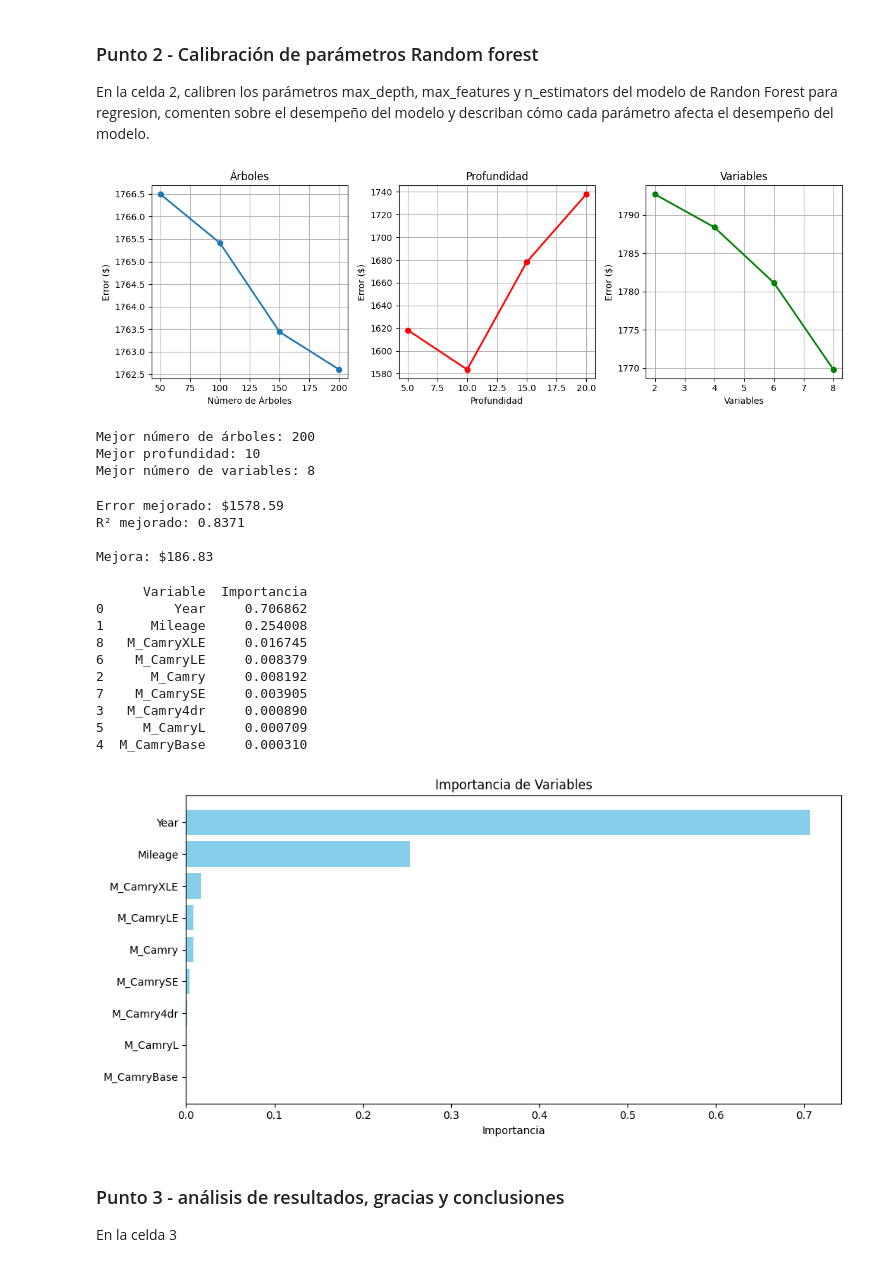
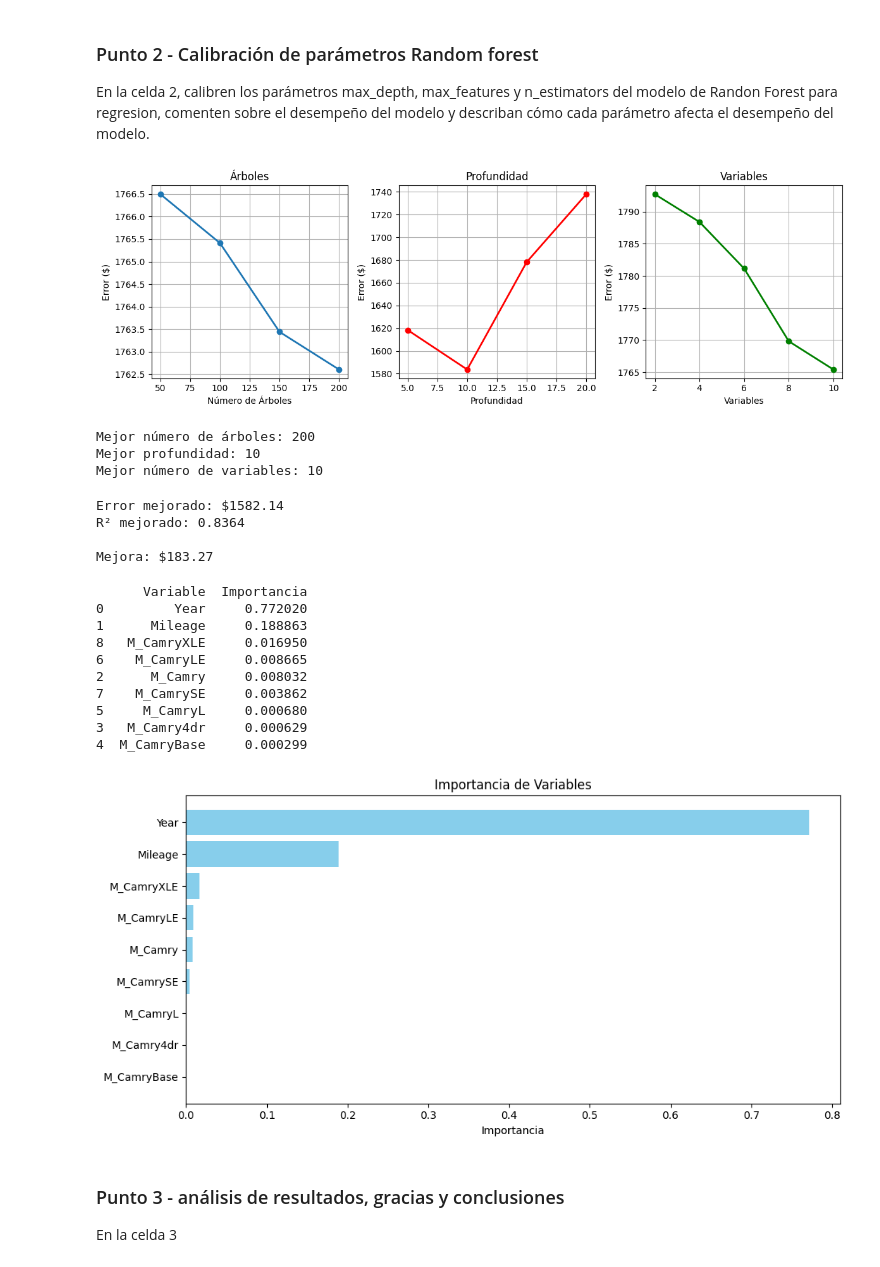
Before and after one commit to GREND-LEARD/ELECTIVA-PROFESIONAL-III, a Jupyter notebook: Semana 7/Parcial final.ipynb, the cells around one changed output. Drawn from its saved outputs; the diff is of its cells as text; code cells hidden in the pictures.

```diff
--- a/Semana 7/Parcial final.ipynb
+++ b/Semana 7/Parcial final.ipynb
@@ -134,7 +138,7 @@ for profundidad in valores_profundidad:
     errores_profundidad.append(np.sqrt(mean_squared_error(y_test, predicciones_temp)))
 
 
-valores_variables = [2, 4, 6, 8]
+valores_variables = [2, 4, 6, 8, 10]
 errores_variables = []
 
 for num_variables in valores_variables:
@@ -152,37 +156,37 @@ plt.xlabel('Número de Árboles')
 plt.ylabel('Error ($)')
 plt.title('Árboles')
 plt.grid(True)
 
 plt.subplot(1, 3, 2)
 plt.plot(valores_profundidad, errores_profundidad, 'o-', color='red', linewidth=2)
 plt.xlabel('Profundidad')
 plt.ylabel('Error ($)')
 plt.title('Profundidad')
 plt.grid(True)
 
 plt.subplot(1, 3, 3)
 plt.plot(valores_variables, errores_variables, 'o-', color='green', linewidth=2)
 plt.xlabel('Variables')
 plt.ylabel('Error ($)')
 plt.title('Variables')
 plt.grid(True)
 
 plt.tight_layout()
 plt.show()
 
 
 mejor_num_arboles = valores_arboles[errores_arboles.index(min(errores_arboles))]
 mejor_profundidad = valores_profundidad[errores_profundidad.index(min(errores_profundidad))]
 mejor_num_variables = valores_variables[errores_variables.index(min(errores_variables))]
 
 print(f"Mejor número de árboles: {mejor_num_arboles}")
 print(f"Mejor profundidad: {mejor_profundidad}")
 print(f"Mejor número de variables: {mejor_num_variables}")
 # %% [output]
-[figure, old version]
+[figure, new version]
 Mejor número de árboles: 200
 Mejor profundidad: 10
-Mejor número de variables: 8
+Mejor número de variables: 10
 # %%
 
 
@@ -204,10 +208,10 @@ print(f"Error mejorado: ${error_mejorado:.2f}")
 print(f"R² mejorado: {r2_mejorado:.4f}")
 print(f"\nMejora: ${error_basico - error_mejorado:.2f}")
 # %% [output]
-Error mejorado: $1578.59
-R² mejorado: 0.8371
+Error mejorado: $1582.14
+R² mejorado: 0.8364
 
-Mejora: $186.83
+Mejora: $183.27
 # %%
 
 
@@ -229,16 +233,16 @@ plt.tight_layout()
 plt.show()
 # %% [output]
       Variable  Importancia
-0         Year     0.706862
-1      Mileage     0.254008
-8   M_CamryXLE     0.016745
-6    M_CamryLE     0.008379
-2      M_Camry     0.008192
-7    M_CamrySE     0.003905
-3   M_Camry4dr     0.000890
-5     M_CamryL     0.000709
-4  M_CamryBase     0.000310
+0         Year     0.772020
+1      Mileage     0.188863
+8   M_CamryXLE     0.016950
+6    M_CamryLE     0.008665
+2      M_Camry     0.008032
+7    M_CamrySE     0.003862
+5     M_CamryL     0.000680
+3   M_Camry4dr     0.000629
+4  M_CamryBase     0.000299
-[figure, old version]
+[figure, new version]
 # %% [markdown]
 ### Punto 3 - análisis de resultados, gracias y conclusiones
 En la celda 3
```
Also changed, not shown: parts of 2 cells of this notebook.
